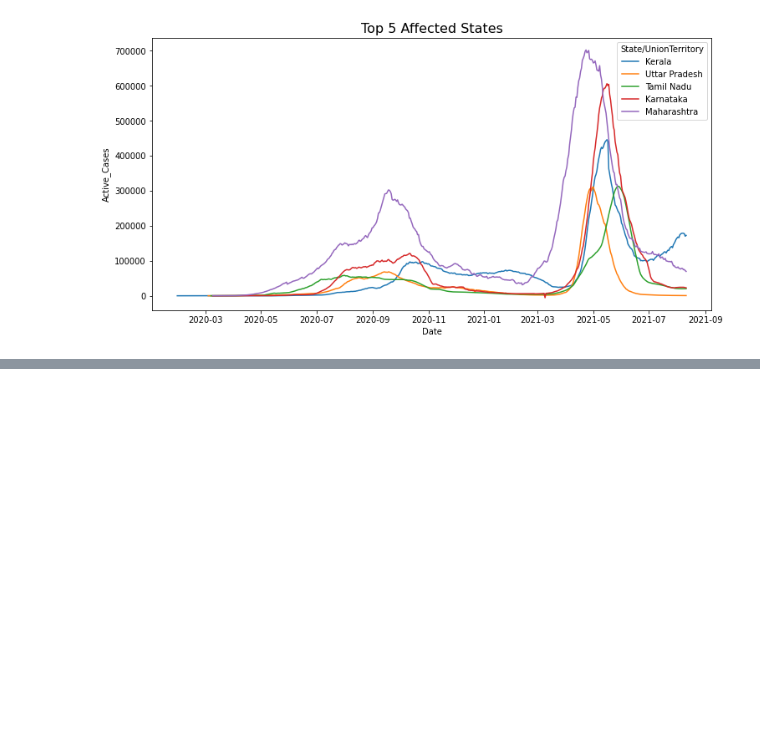
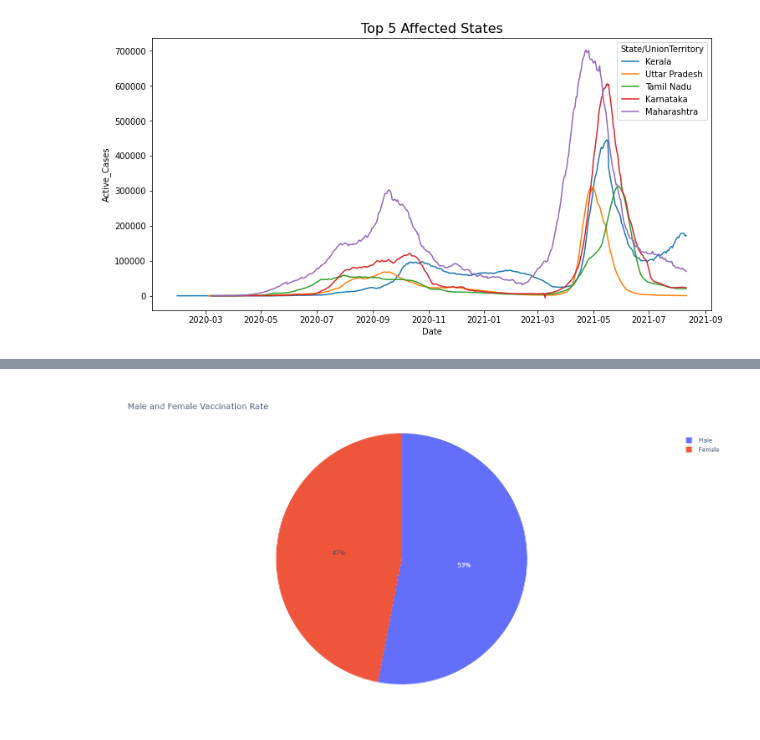
Before and after one commit to saberzero1/covid-visualization, a Jupyter notebook: Covid Data Analysis India.ipynb, the cells around one changed output, grey strips where cells are left out. Saved outputs shown, nothing was run; the diff lists cells and outputs as text; code cells hidden in the pictures; blank space fills up the shorter version.

Commit message:
Added graphics.

```diff
--- a/Covid Data Analysis India.ipynb
+++ b/Covid Data Analysis India.ipynb
@@ -178,3 +178,6 @@ ax.set_title("Top 5 Affected States", size = 16)
 # %% [output]
 Text(0.5, 1.0, 'Top 5 Affected States')
 [figure]
+# %%
+vaccine_df.rename(columns = {"Updated On" : "Vaccination_Date"}, inplace = True)
+vaccine_df.rename(columns = {"Total Individuals Vaccinated" : "Total"}, inplace = True)
@@ -180,0 +205,3 @@ Text(0.5, 1.0, 'Top 5 Affected States')
+# %%
+# Drop missing value columns.
+vaccination = vaccine_df.drop(columns = ["Sputnik V (Doses Administered)", "AEFI", "18-44 Years (Doses Administered)", "45-60 Years (Doses Administered)", "60+ Years (Doses Administered)"], axis = 1)
@@ -180,0 +217,6 @@ Text(0.5, 1.0, 'Top 5 Affected States')
+# %%
+# Vaccination rate of Males versus Females
+male = vaccination["Male(Individuals Vaccinated)"].sum()
+female = vaccination["Female(Individuals Vaccinated)"].sum()
+px.pie(names = ["Male", "Female"], values = [male, female], title = "Male and Female Vaccination Rate", width=700, height=700)
+# %% [output]
@@ -180,0 +224 @@ Text(0.5, 1.0, 'Top 5 Affected States')
+[figure, added]
```
Also changed, not shown: parts of 7 cells of this notebook.
